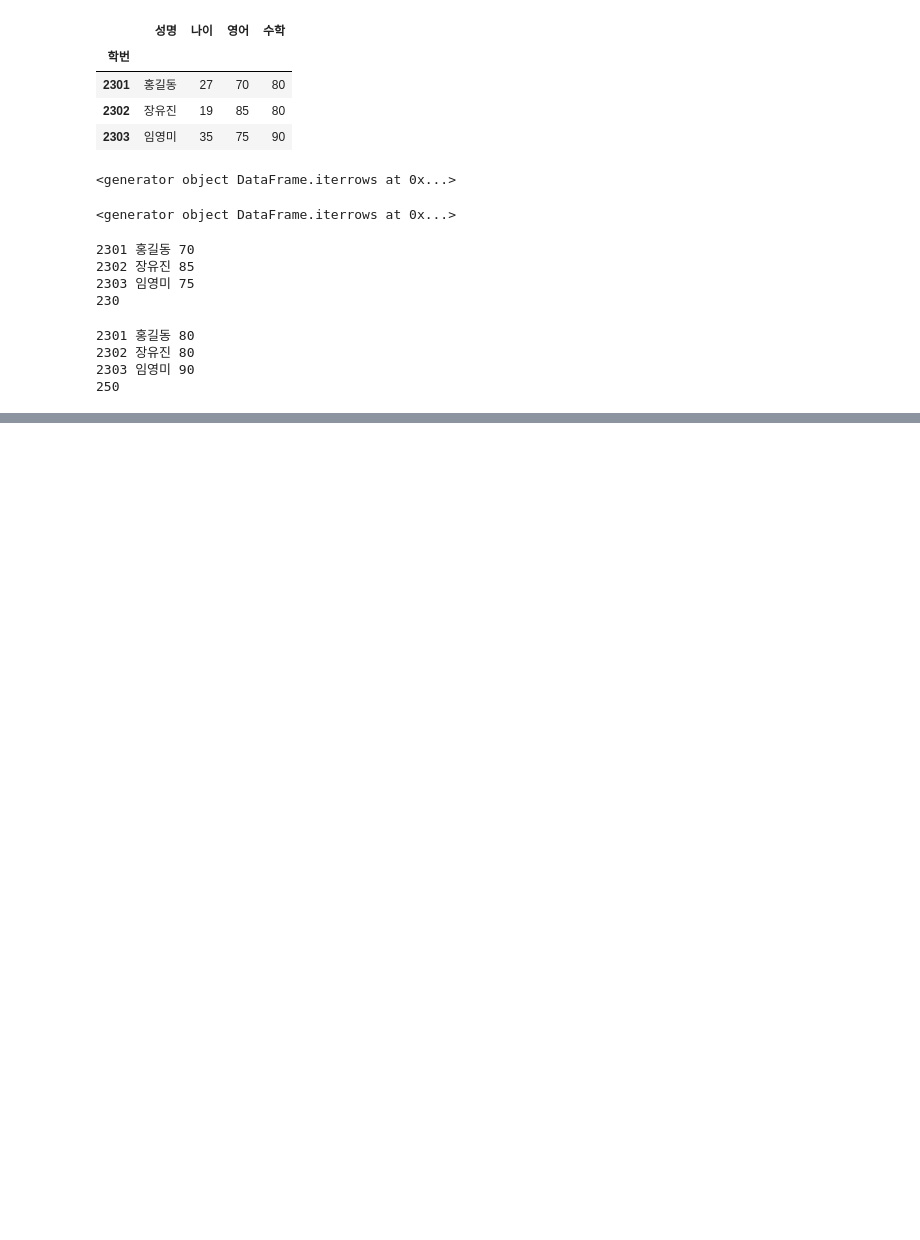
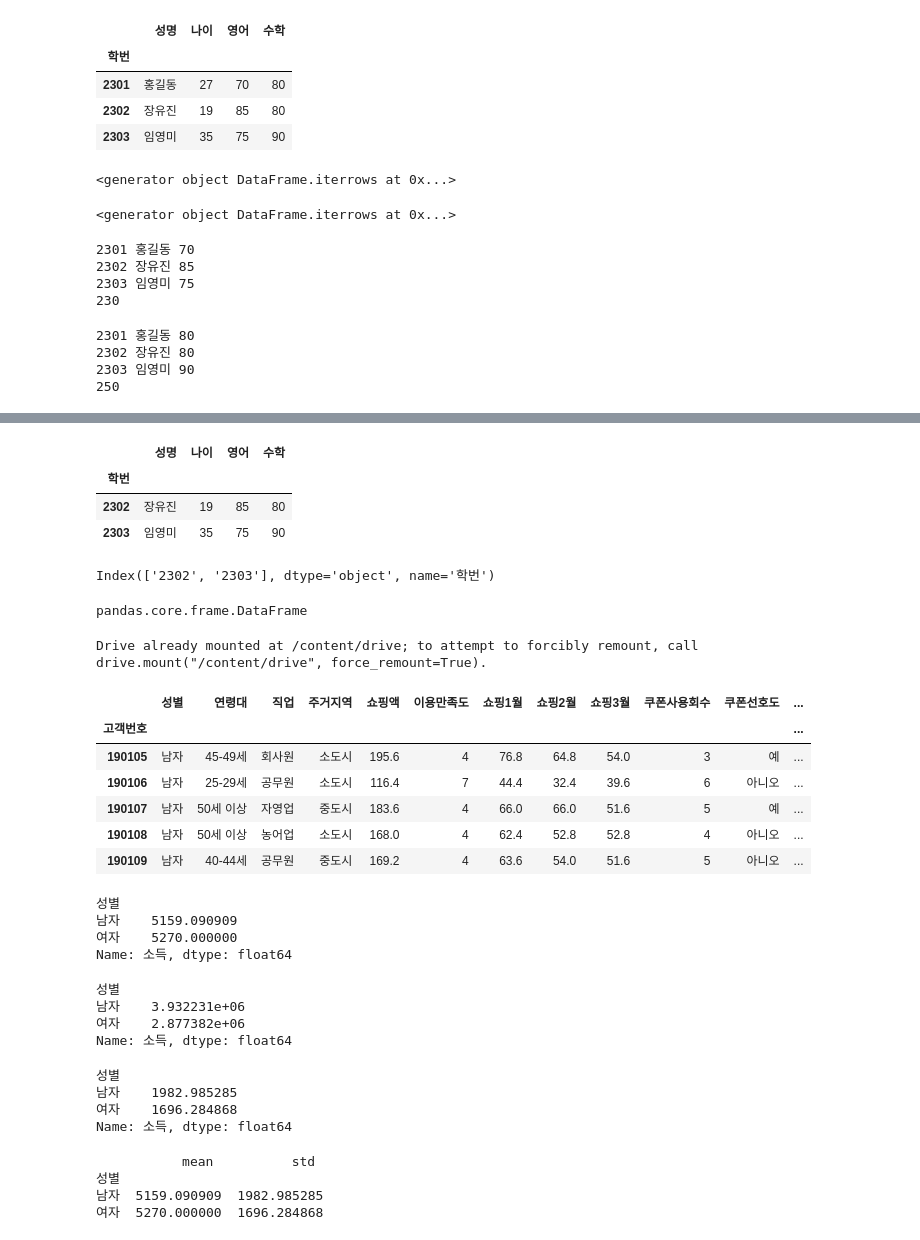
Before and after one commit to HongSeongMo/Bigdata_Analysis_Professional, a Jupyter notebook: 241016.ipynb, the cells around one changed output, grey strips where cells are left out. Cells and saved outputs as stored; diff of their text form; code cells hidden in the pictures; blank space fills up the shorter version.

```diff
--- a/241016.ipynb
+++ b/241016.ipynb
@@ -55,0 +264,21 @@ print(summath)
+# %%
+dfrowtotal.index.name = '학번'
+dfrowtotal
+# %% [output]
+|  | 성명 | 나이 | 영어 | 수학 |
+| 학번 |  |  |  |  |
+| 2302 | 장유진 | 19 | 85 | 80 |
+| 2303 | 임영미 | 35 | 75 | 90 |
+# %%
+print(dfrowtotal.index)
+# %% [output]
+Index(['2302', '2303'], dtype='object', name='학번')
+# %%
+type(dfrowtotal)
+# %% [output]
+pandas.core.frame.DataFrame
+# %%
+from google.colab import drive
+drive.mount('/content/drive')
+# %% [output]
+Drive already mounted at /content/drive; to attempt to forcibly remount, call drive.mount("/content/drive", force_remount=True).
@@ -55,0 +287,39 @@ print(summath)
+# %%
+data = pd.read_csv('/content/drive/MyDrive/Colab Notebooks/work/data.csv', encoding='euc-kr', index_col=0)
+data.head()
+# %% [output]
+|  | 성별 | 연령대 | 직업 | 주거지역 | 쇼핑액 | 이용만족도 | 쇼핑1월 | 쇼핑2월 | 쇼핑3월 | 쿠폰사용회수 | 쿠폰선호도 | ... |
+| 고객번호 |  |  |  |  |  |  |  |  |  |  |  | ... |
+| 190105 | 남자 | 45-49세 | 회사원 | 소도시 | 195.6 | 4 | 76.8 | 64.8 | 54.0 | 3 | 예 | ... |
+| 190106 | 남자 | 25-29세 | 공무원 | 소도시 | 116.4 | 7 | 44.4 | 32.4 | 39.6 | 6 | 아니오 | ... |
+| 190107 | 남자 | 50세 이상 | 자영업 | 중도시 | 183.6 | 4 | 66.0 | 66.0 | 51.6 | 5 | 예 | ... |
+| 190108 | 남자 | 50세 이상 | 농어업 | 소도시 | 168.0 | 4 | 62.4 | 52.8 | 52.8 | 4 | 아니오 | ... |
+| 190109 | 남자 | 40-44세 | 공무원 | 중도시 | 169.2 | 4 | 63.6 | 54.0 | 51.6 | 5 | 아니오 | ... |
+# %%
+print(data.groupby('성별')['소득'].mean())
+# %% [output]
+성별
+남자    5159.090909
+여자    5270.000000
+Name: 소득, dtype: float64
+# %%
+print(data.groupby('성별')['소득'].var())
+# %% [output]
+성별
+남자    3.932231e+06
+여자    2.877382e+06
+Name: 소득, dtype: float64
+# %%
+print(data.groupby('성별')['소득'].std())
+# %% [output]
+성별
+남자    1982.985285
+여자    1696.284868
+Name: 소득, dtype: float64
+# %%
+print(data.groupby('성별')['소득'].agg(['mean','std']))
+# %% [output]
+           mean          std
+성별
+남자  5159.090909  1982.985285
+여자  5270.000000  1696.284868
```
Also changed, not shown: parts of 48 cells of this notebook.
